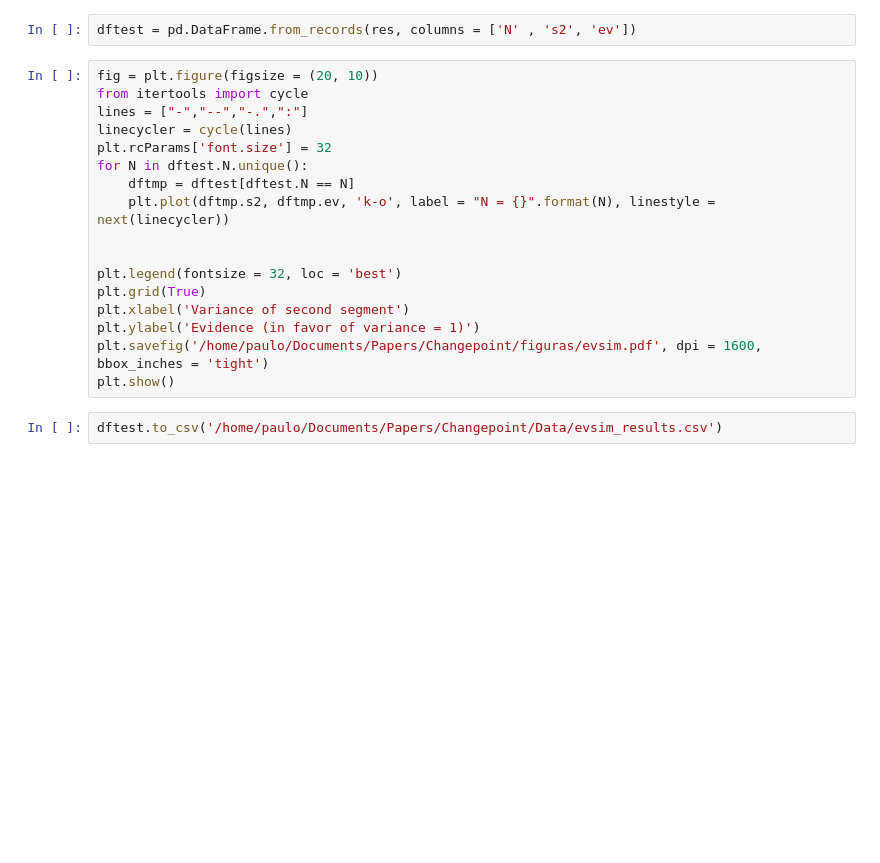
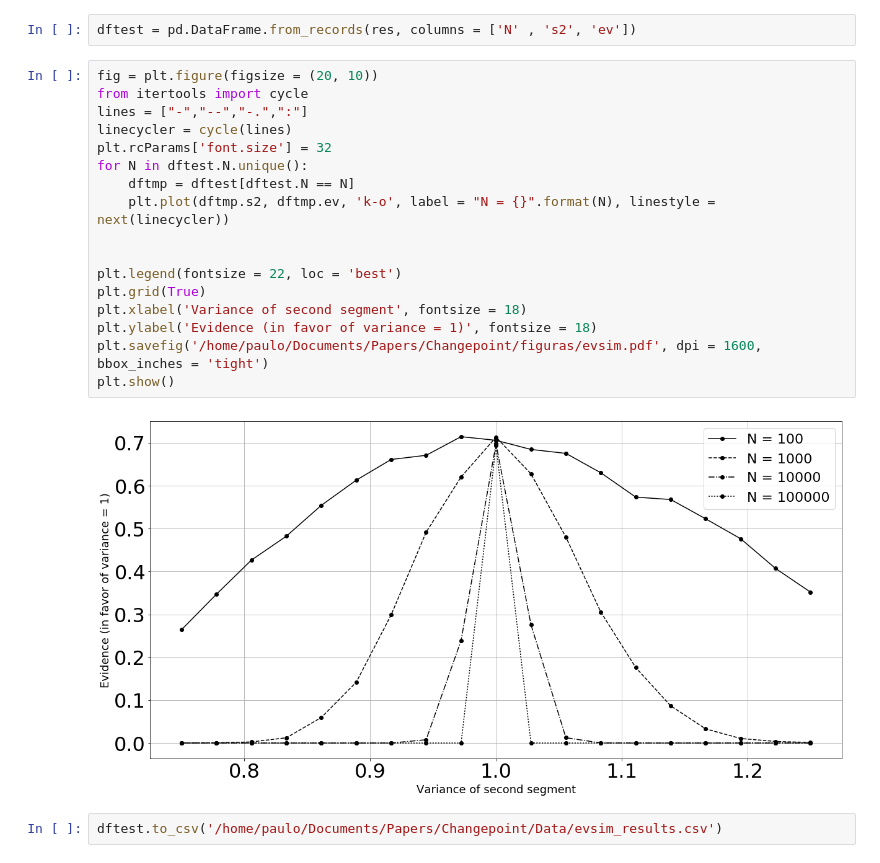
Before and after one commit to paulohubert/bayeseg, a Jupyter notebook: notebooks/evalue.ipynb, the cells around one changed output. Drawn from its saved outputs; the diff is of its cells as text; blank space fills up the shorter version.

```diff
--- a/notebooks/evalue.ipynb
+++ b/notebooks/evalue.ipynb
@@ -125,20 +125,22 @@ dftest = pd.DataFrame.from_records(res, columns = ['N' , 's2', 'ev'])
 # %%
 fig = plt.figure(figsize = (20, 10))
 from itertools import cycle
 lines = ["-","--","-.",":"]
 linecycler = cycle(lines)
 plt.rcParams['font.size'] = 32
 for N in dftest.N.unique():
     dftmp = dftest[dftest.N == N]
     plt.plot(dftmp.s2, dftmp.ev, 'k-o', label = "N = {}".format(N), linestyle = next(linecycler))
 
 
-plt.legend(fontsize = 32, loc = 'best')
+plt.legend(fontsize = 22, loc = 'best')
 plt.grid(True)
-plt.xlabel('Variance of second segment')
-plt.ylabel('Evidence (in favor of variance = 1)')
+plt.xlabel('Variance of second segment', fontsize = 18)
+plt.ylabel('Evidence (in favor of variance = 1)', fontsize = 18)
 plt.savefig('/home/paulo/Documents/Papers/Changepoint/figuras/evsim.pdf', dpi = 1600, bbox_inches = 'tight')
 plt.show()
+# %% [output]
+[figure, added]
 # %%
 dftest.to_csv('/home/paulo/Documents/Papers/Changepoint/Data/evsim_results.csv')
 # %% [markdown]
```
Also changed, not shown: parts of 4 cells of this notebook.
